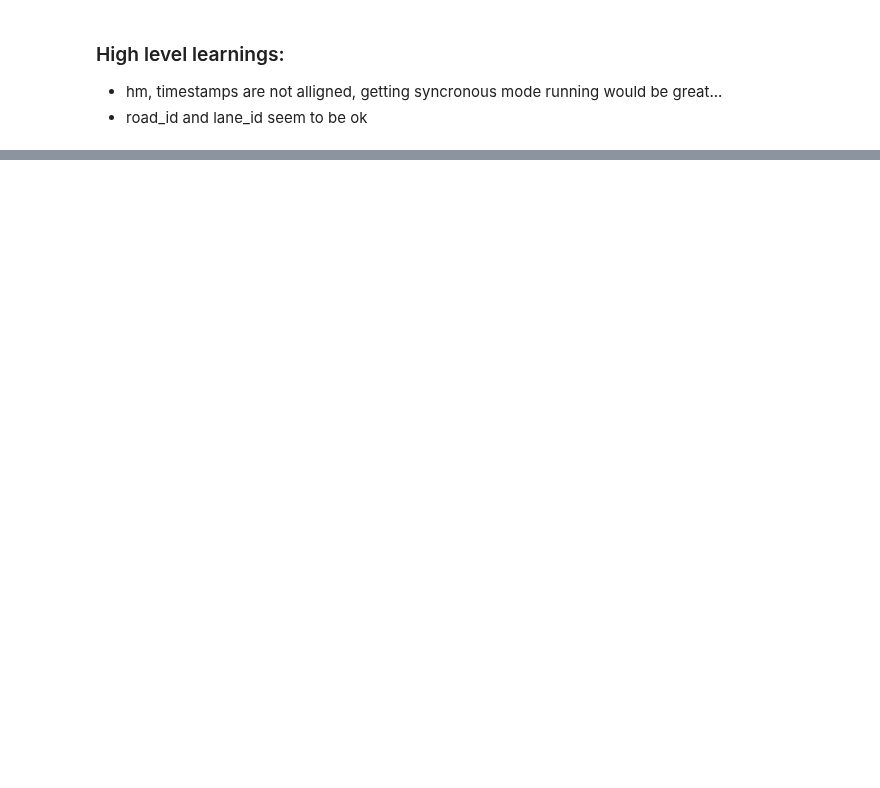
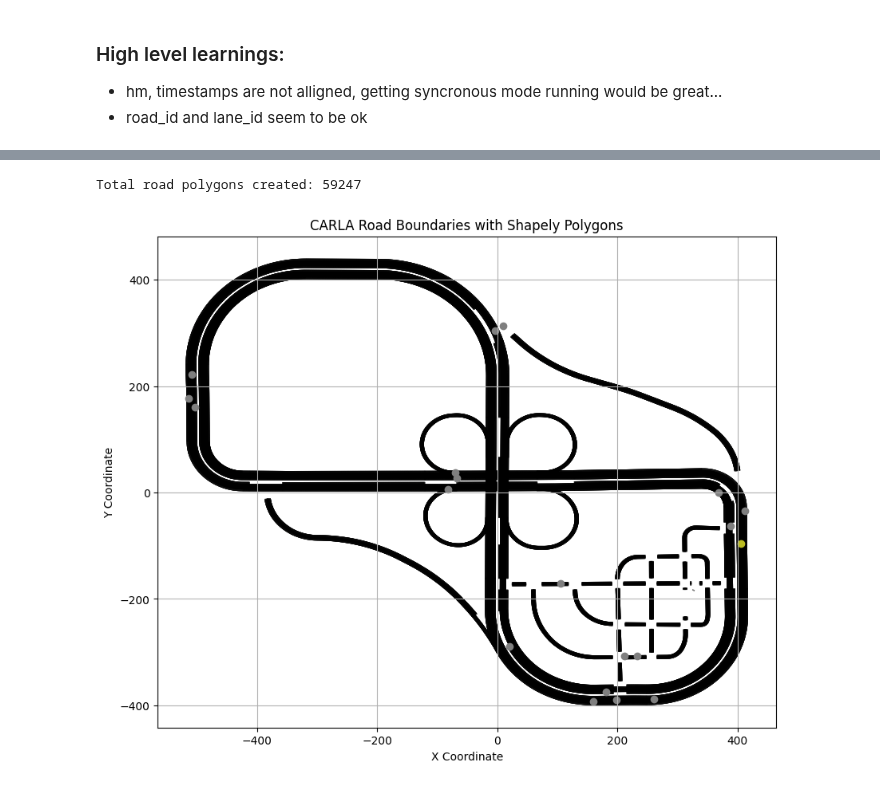
Before and after one commit to tmuehlen80/graph_coverage, a Jupyter notebook: Notebooks/carla/tracks_eda.ipynb, the cells around one changed output, grey strips where cells are left out. Saved outputs shown, nothing was run; the diff lists cells and outputs as text; code cells hidden in the pictures; blank space fills up the shorter version.

```diff
--- a/Notebooks/carla/tracks_eda.ipynb
+++ b/Notebooks/carla/tracks_eda.ipynb
@@ -81,0 +325,48 @@ Name: count, Length: 769, dtype: int64
+# %%
+carla_map = world.get_map()
+waypoints = carla_map.generate_waypoints(0.50)
+
+# Store road polygons
+road_polygons = []
+
+# Process each waypoint to extract boundaries
+for waypoint in waypoints:
+    # Get left and right lane markings
+    left_marking = waypoint.get_left_lane()
+    right_marking = waypoint.get_right_lane()
+
+    if left_marking and right_marking:
+        # Extract boundary points
+        left_x, left_y = left_marking.transform.location.x, left_marking.transform.location.y
+        right_x, right_y = right_marking.transform.location.x, right_marking.transform.location.y
+
+        # Create polygon for road segment
+        road_polygon = Polygon([
+            (waypoint.transform.location.x, waypoint.transform.location.y),  # Center
+            (left_x, left_y),  # Left boundary
+            (right_x, right_y)  # Right boundary
+        ])
+
+        road_polygons.append(road_polygon)
+
+print(f"Total road polygons created: {len(road_polygons)}")
+# %% [output]
+Total road polygons created: 59247
+# %%
+# Plot the road polygons
+plt.figure(figsize=(10, 8))
+
+for polygon in road_polygons:
+    x, y = polygon.exterior.xy  # Get polygon boundary
+    plt.fill(x, y, alpha=0.5, edgecolor="black")
+
+plt.scatter(tracks_df[mask & (tracks_df.actor_id != actor_id)].actor_location_x, tracks_df[mask & (tracks_df.actor_id != actor_id)].actor_location_y, label = 'OMV')
+plt.scatter(tracks_df[mask & (tracks_df.actor_id == actor_id)].actor_location_x, tracks_df[mask & (tracks_df.actor_id == actor_id)].actor_location_y, label = 'ego')
+
+plt.xlabel("X Coordinate")
+plt.ylabel("Y Coordinate")
+plt.title("CARLA Road Boundaries with Shapely Polygons")
+plt.grid(True)
+plt.show()
+# %% [output]
+[figure, added]
```
Also changed, not shown: parts of 31 cells of this notebook, 1 other file.
